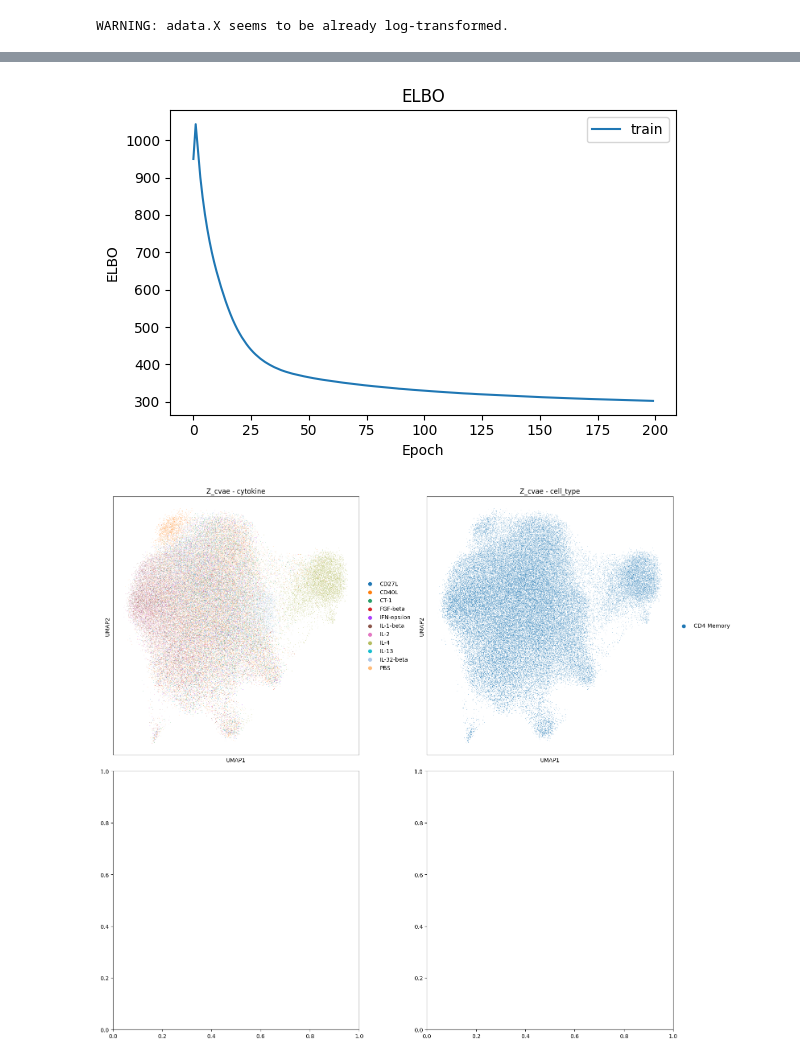
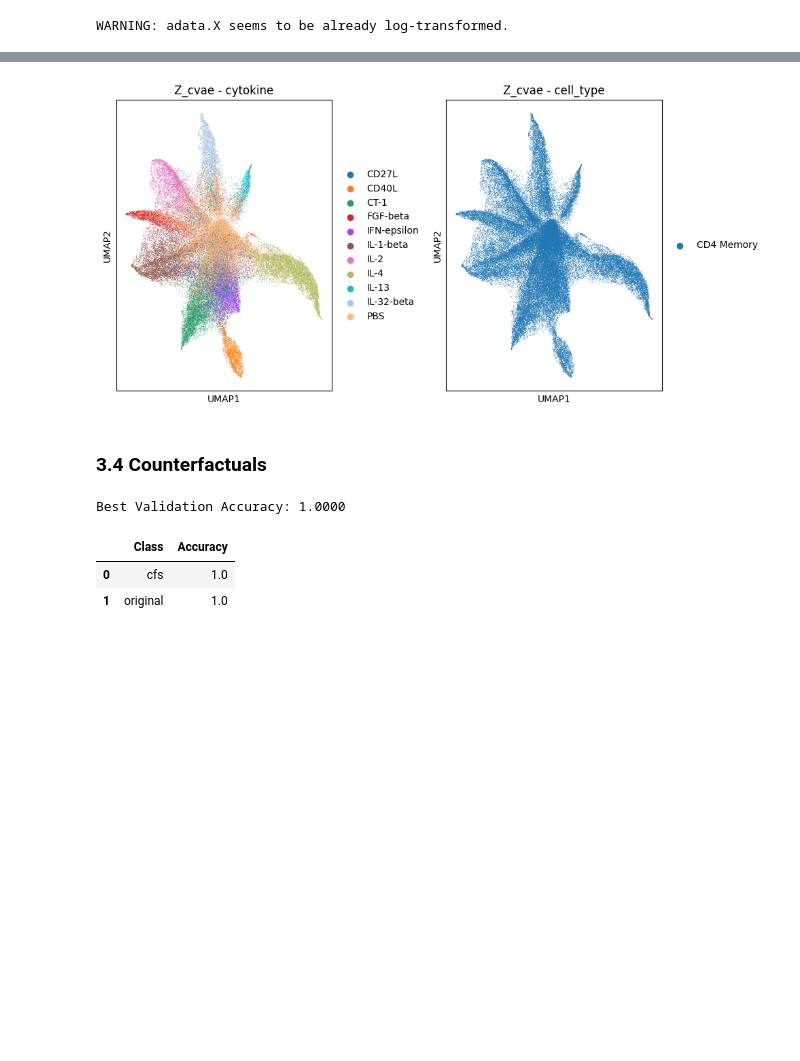
Before and after one commit to jan904/B-EOFlow, a Jupyter notebook: scvi.ipynb, the cells around one changed output, grey strips where cells are left out. Cells and saved outputs as stored; diff of their text form; code cells hidden in the pictures; blank space fills up the shorter version.

```diff
--- a/scvi.ipynb
+++ b/scvi.ipynb
@@ -239 +81,14 @@ WARNING: adata.X seems to be already log-transformed.
+# %%
+beta = 0.01
+lr_means = 1e-4
+device = torch.device("cuda" if torch.cuda.is_available() else "cpu")
+
+config = VAEConfig(
+    N_dim=adata.X.shape[1],
+    means_seperation=4.0,
+    trainable_means=True,
+    trainable_sigma=False,
+    beta=beta,
+    lr_means=lr_means,
+)
 # %%
@@ -265,0 +117,4 @@ model.save(model_path, overwrite=True)
+# %%
+model_path = "/g/stegle/jhoefer/models/cvae"
+model = MixturePriorSCVI.load(model_path, adata=adata, prefix=f"{beta}_beta_{lr_means}_lr_means_")
+cvae_model = SCVIMixturePriorWrapper(model).to(device)
@@ -265,0 +128,5 @@ model.save(model_path, overwrite=True)
+# %%
+plot_dir = f"/home/jhoefer/sandbox/results/cvae/plots/{beta}_beta_{lr_means}_lr_means"
+csv_dir = f"/home/jhoefer/sandbox/results/cvae/csv/{beta}_beta_{lr_means}_lr_means"
+os.makedirs(plot_dir, exist_ok=True)
+os.makedirs(csv_dir, exist_ok=True)
@@ -278,6 +156,6 @@ def plot_metric(hist, train_key, title, ylabel, val_key=None):
 # %%
 # pull the parameter out to a plain numpy array
-means = model.module.means_active.detach().cpu().numpy()  # shape: (n_components, n_latent)
+means = cvae_model.means_active.detach().cpu().numpy()  # shape: (n_components, n_latent)
 
 # PCA down to 2D
 pca = PCA(n_components=2)
@@ -293,5 +171,7 @@ for i, (x, y) in enumerate(means_2d):
 ax.set_xlabel(f"PC1 ({pca.explained_variance_ratio_[0]:.1%} var)")
 ax.set_ylabel(f"PC2 ({pca.explained_variance_ratio_[1]:.1%} var)")
 ax.set_title("PCA of mixture prior component means")
+plt.tight_layout()
+plt.savefig(os.path.join(plot_dir, "mixture_prior_means_pca.png"))
 plt.show()
 # %% [output]
@@ -299,33 +179,31 @@ plt.show()
 # %%
-Z_cvae = model.get_latent_representation()
+Z_cvae = cvae_model.model.get_latent_representation()
 adata.obsm["Z_cvae"] = Z_cvae
-
-hist = model.history
-if "elbo_train" in hist:
-    plot_metric(hist, "elbo_train", "ELBO","ELBO")
 
 
 reps = ["Z_cvae"]
 titles = ["Z_cvae"]
 
 colors = [f"{labels_key}", "cell_type"]
 
-fig, axes = plt.subplots(2, 2, figsize=(16, 14))
+fig, axes = plt.subplots(1, 2, figsize=(10, 5))
 for i, rep in enumerate(reps):
     sc.pp.neighbors(adata, use_rep=rep)
     sc.tl.umap(adata)
 
     for j, color in enumerate(colors):
         sc.pl.umap(
             adata,
             color=color,
-            ax=axes[i, j],
+            ax=axes[j],
             show=False,
             title=f"{titles[i]} - {color}",
         )
 
 plt.tight_layout()
+plt.savefig(os.path.join(plot_dir, f"latent_umap.png"))
 plt.show()
 # %% [output]
-[figure, old version]
+[figure, new version]
-[figure, removed]
+# %% [markdown]
+### 3.4 Counterfactuals
@@ -331,0 +281,16 @@ plt.show()
+# %%
+cfs_classifier, cfs_train_dataloader, cfs_test_dataloader, cfs_train_dataset, cfs_adata_train, cfs_num_classes = init_classifier(analyzer_cfs, key=key, latent=False, hidden_dim = None, labels_key="origin")
+
+cfs_accuracies, cfs_train_loss, cfs_val_loss, cfs_class_accuracies = train_classifier(
+    cfs_classifier, cfs_train_dataloader, cfs_test_dataloader, weights, analyzer_cfs.device, num_epochs=10
+)
+# %% [output]
+Best Validation Accuracy: 1.0000
+# %%
+evaluate_training_error(analyzer, cfs_adata_train, "origin", cfs_num_classes, cfs_class_accuracies)
+cats = cfs_train_dataset.cats[0].categories.tolist()
+target_idx = cats.index("original")
+# %% [output]
+|  | Class | Accuracy |
+| 0 | cfs | 1.0 |
+| 1 | original | 1.0 |
```
Also changed, not shown: parts of 25 cells of this notebook, 9 other files.
